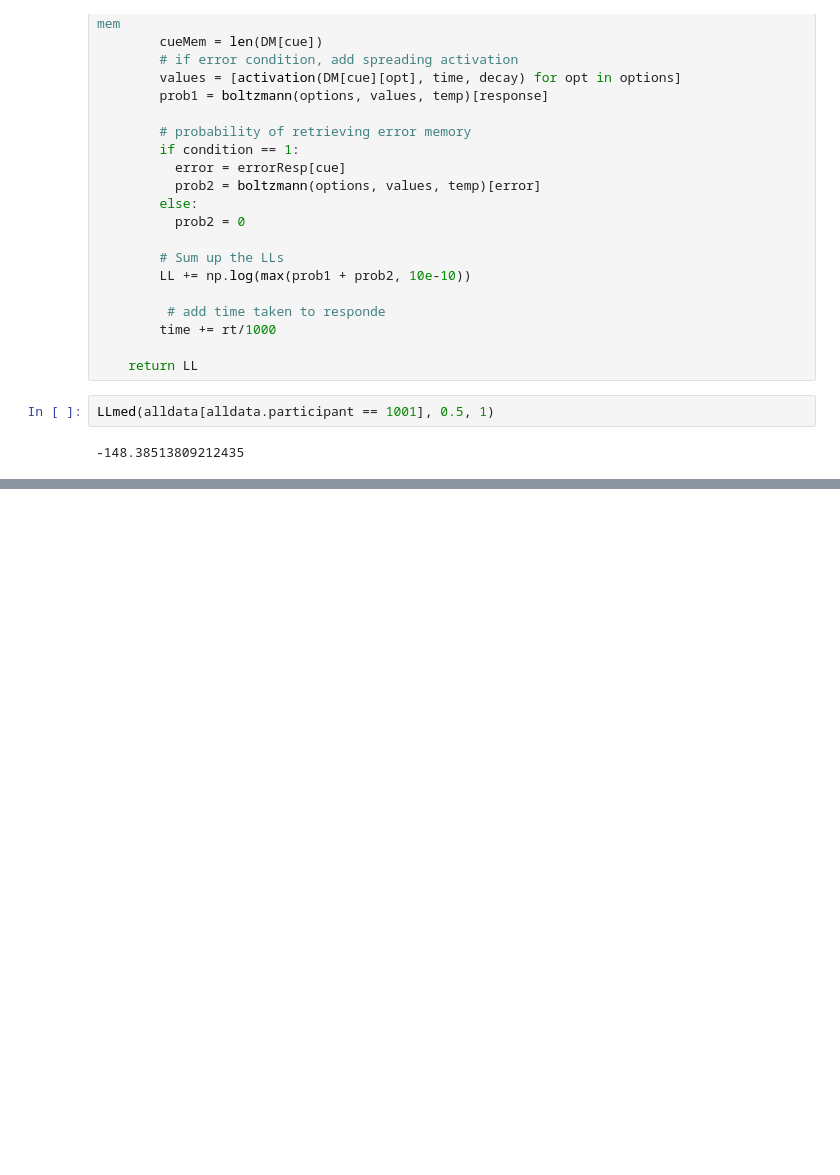
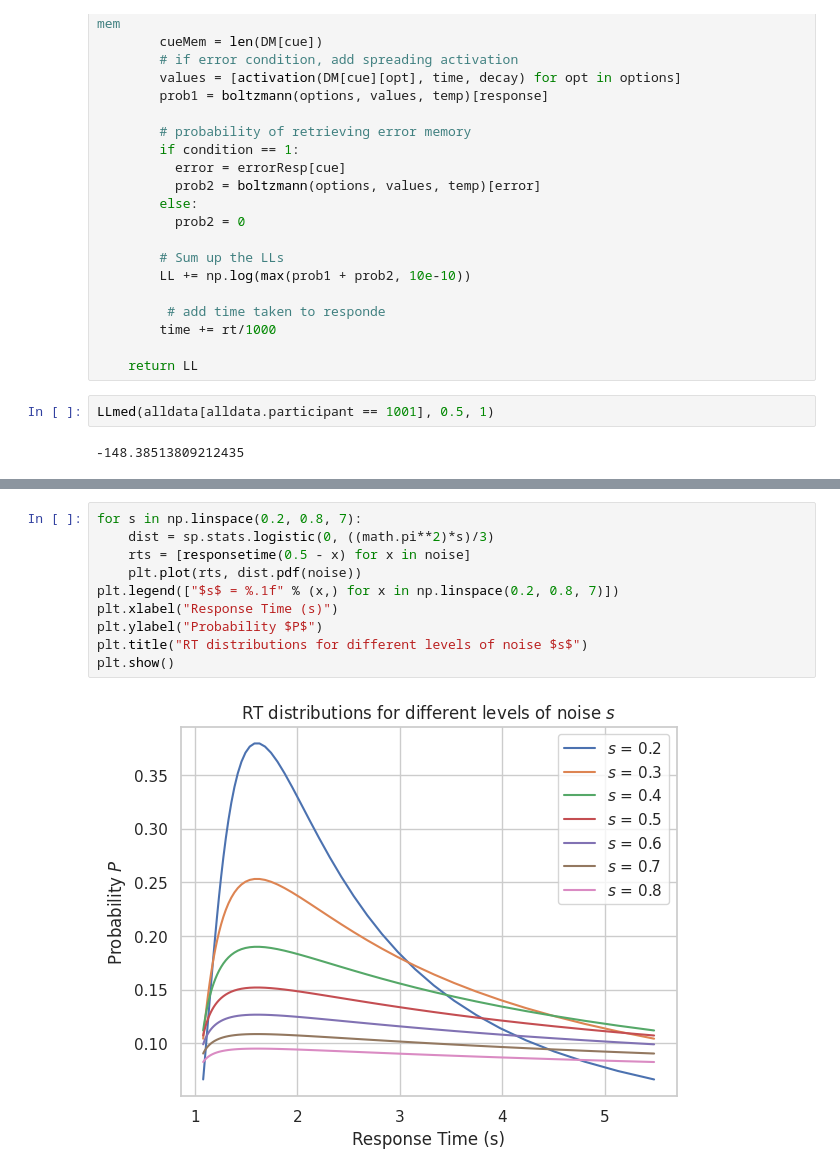
Before and after one commit to bridgetleonard2/ErrorLearning, a Jupyter notebook: LLerror.ipynb, the cells around one changed output, grey strips where cells are left out. Drawn from its saved outputs; the diff is of its cells as text; blank space fills up the shorter version.

```diff
--- a/LLerror.ipynb
+++ b/LLerror.ipynb
@@ -251,0 +277,12 @@ def responseTime(activation, k, Ter):
+# %%
+for s in np.linspace(0.2, 0.8, 7):
+    dist = sp.stats.logistic(0, ((math.pi**2)*s)/3)
+    rts = [responsetime(0.5 - x) for x in noise]
+    plt.plot(rts, dist.pdf(noise))
+plt.legend(["$s$ = %.1f" % (x,) for x in np.linspace(0.2, 0.8, 7)])
+plt.xlabel("Response Time (s)")
+plt.ylabel("Probability $P$")
+plt.title("RT distributions for different levels of noise $s$")
+plt.show()
+# %% [output]
+[figure, added]
```
Also changed, not shown: parts of 44 cells of this notebook, 2 other files.
